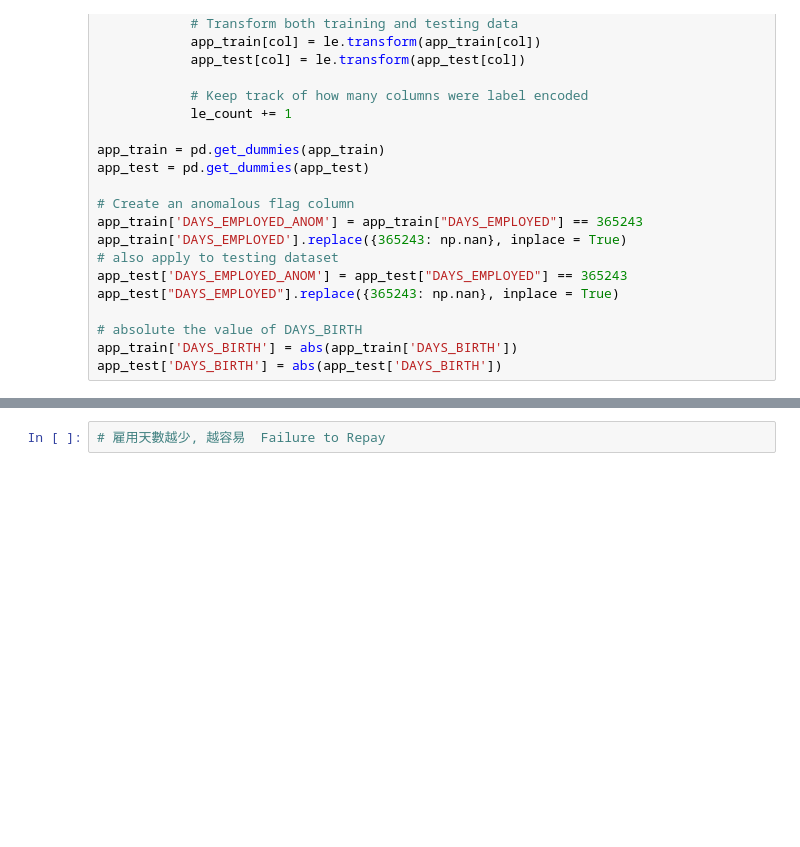
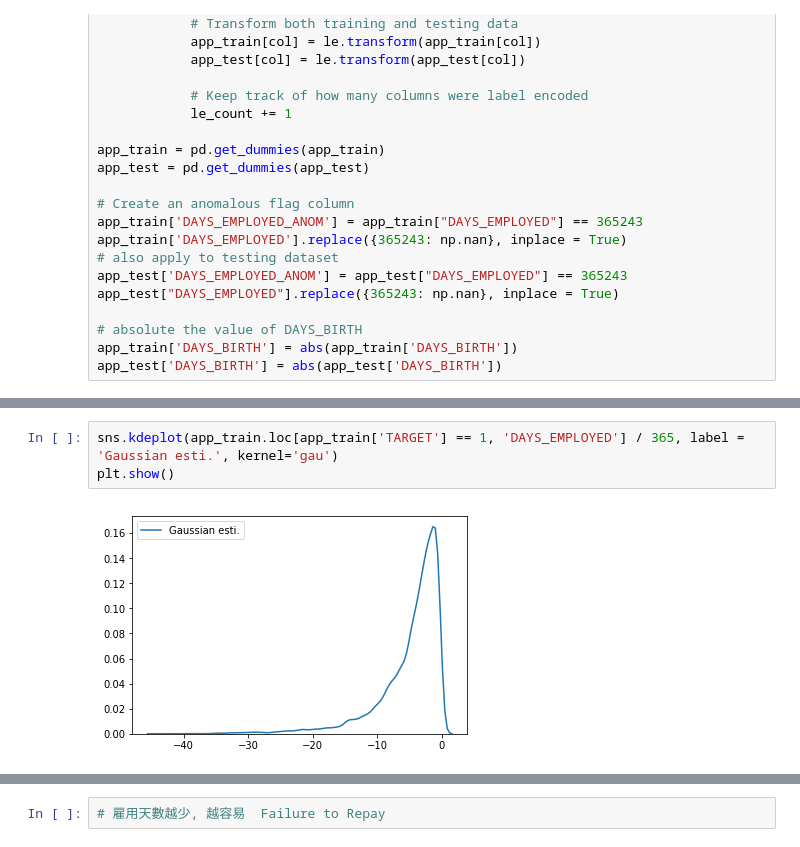
Before and after one commit to powpi2000/ML100, a Jupyter notebook: Day_013_HW.ipynb, the cells around one changed output, grey strips where cells are left out. Saved outputs shown, nothing was run; the diff lists cells and outputs as text; blank space fills up the shorter version.

```diff
--- a/Day_013_HW.ipynb
+++ b/Day_013_HW.ipynb
@@ -65,6 +65,11 @@ app_train.head()
 | 3 | 100006 | 0 | 0 | 0 | 1 | 0 | ... |
 | 4 | 100007 | 0 | 0 | 0 | 1 | 0 | ... |
 5 rows × 245 columns
+# %%
+sns.kdeplot(app_train.loc[app_train['TARGET'] == 1, 'DAYS_EMPLOYED'] / 365, label = 'Gaussian esti.', kernel='gau')
+plt.show()
+# %% [output]
+[figure, added]
 # %%
 plt.figure(figsize = (8, 8))
 
```
Also changed, not shown: parts of 2 cells of this notebook, 1 other file.
